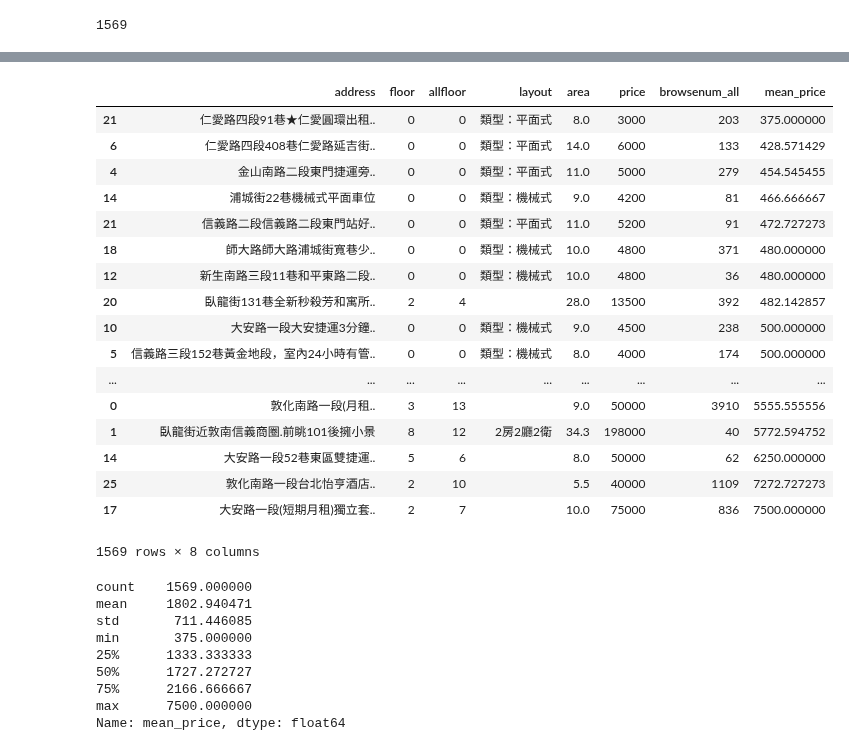
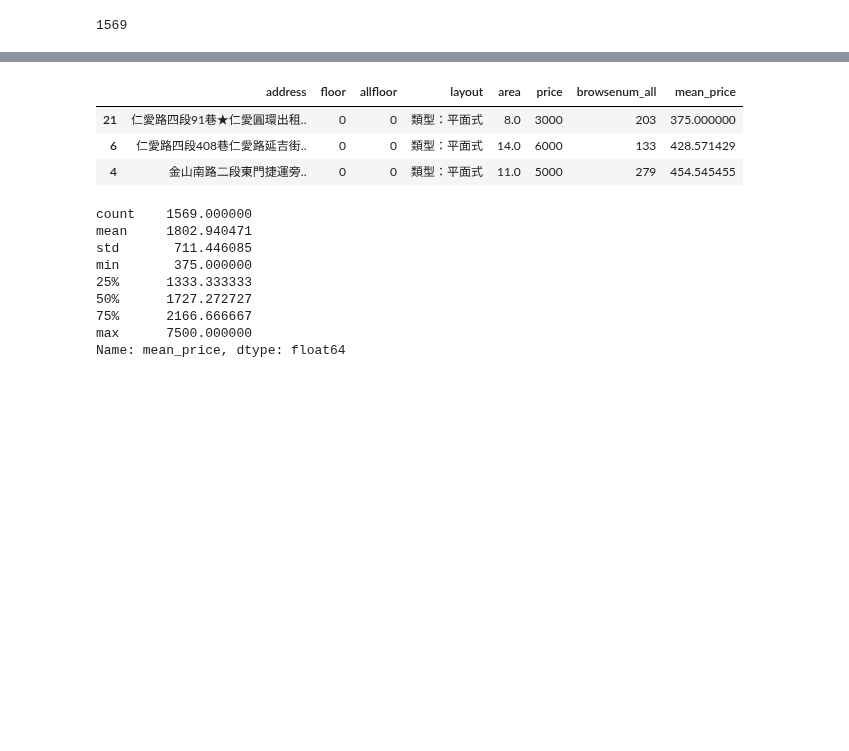
Before and after one commit to ywchiu/taipeifubon, a Jupyter notebook: Demo20200317.ipynb, the cells around one changed output, grey strips where cells are left out. Saved outputs shown, nothing was run; the diff lists cells and outputs as text; code cells hidden in the pictures; blank space fills up the shorter version.

```diff
--- a/Demo20200317.ipynb
+++ b/Demo20200317.ipynb
@@ -225,26 +211,12 @@ housedf.sort_values('price', ascending = True)
 # %%
 housedf['mean_price'] = housedf['price'] / housedf['area']
 # %%
-housedf.sort_values('mean_price', ascending = True)
+housedf.sort_values('mean_price', ascending = True).head(3)
 # %% [output]
 |  | address | floor | allfloor | layout | area | price | browsenum_all | mean_price |
 | 21 | 仁愛路四段91巷★仁愛圓環出租.. | 0 | 0 | 類型：平面式 | 8.0 | 3000 | 203 | 375.000000 |
 | 6 | 仁愛路四段408巷仁愛路延吉街.. | 0 | 0 | 類型：平面式 | 14.0 | 6000 | 133 | 428.571429 |
 | 4 | 金山南路二段東門捷運旁.. | 0 | 0 | 類型：平面式 | 11.0 | 5000 | 279 | 454.545455 |
-| 14 | 浦城街22巷機械式平面車位 | 0 | 0 | 類型：機械式 | 9.0 | 4200 | 81 | 466.666667 |
-| 21 | 信義路二段信義路二段東門站好.. | 0 | 0 | 類型：平面式 | 11.0 | 5200 | 91 | 472.727273 |
-| 18 | 師大路師大路浦城街寬巷少.. | 0 | 0 | 類型：機械式 | 10.0 | 4800 | 371 | 480.000000 |
-| 12 | 新生南路三段11巷和平東路二段.. | 0 | 0 | 類型：機械式 | 10.0 | 4800 | 36 | 480.000000 |
-| 20 | 臥龍街131巷全新秒殺芳和寓所.. | 2 | 4 |  | 28.0 | 13500 | 392 | 482.142857 |
-| 10 | 大安路一段大安捷運3分鐘.. | 0 | 0 | 類型：機械式 | 9.0 | 4500 | 238 | 500.000000 |
-| 5 | 信義路三段152巷黃金地段，室內24小時有管.. | 0 | 0 | 類型：機械式 | 8.0 | 4000 | 174 | 500.000000 |
-| ... | ... | ... | ... | ... | ... | ... | ... | ... |
-| 0 | 敦化南路一段(月租.. | 3 | 13 |  | 9.0 | 50000 | 3910 | 5555.555556 |
-| 1 | 臥龍街近敦南信義商圈.前眺101後擁小景 | 8 | 12 | 2房2廳2衛 | 34.3 | 198000 | 40 | 5772.594752 |
-| 14 | 大安路一段52巷東區雙捷運.. | 5 | 6 |  | 8.0 | 50000 | 62 | 6250.000000 |
-| 25 | 敦化南路一段台北怡亨酒店.. | 2 | 10 |  | 5.5 | 40000 | 1109 | 7272.727273 |
-| 17 | 大安路一段(短期月租)獨立套.. | 2 | 7 |  | 10.0 | 75000 | 836 | 7500.000000 |
-1569 rows × 8 columns
 # %%
 housedf['mean_price'].describe()
 # %% [output]
```
Also changed, not shown: parts of 1 cell of this notebook.
